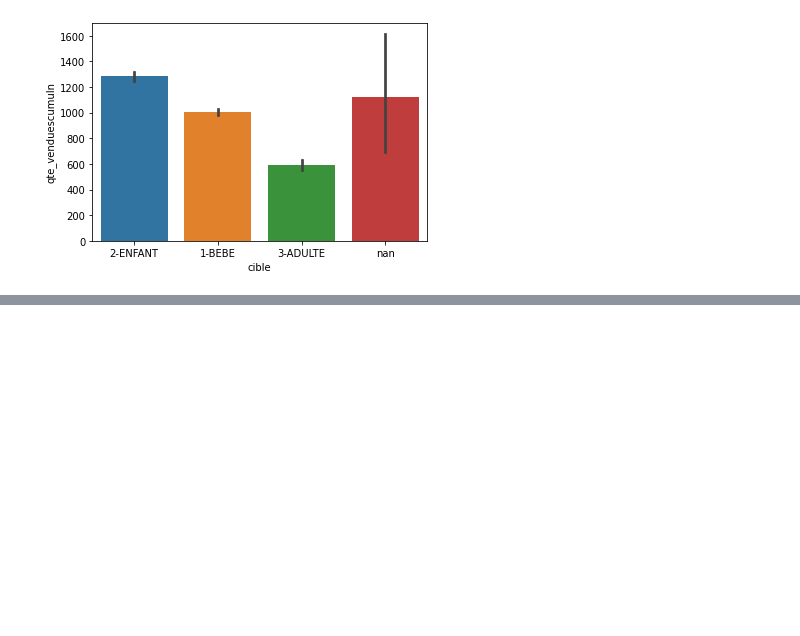
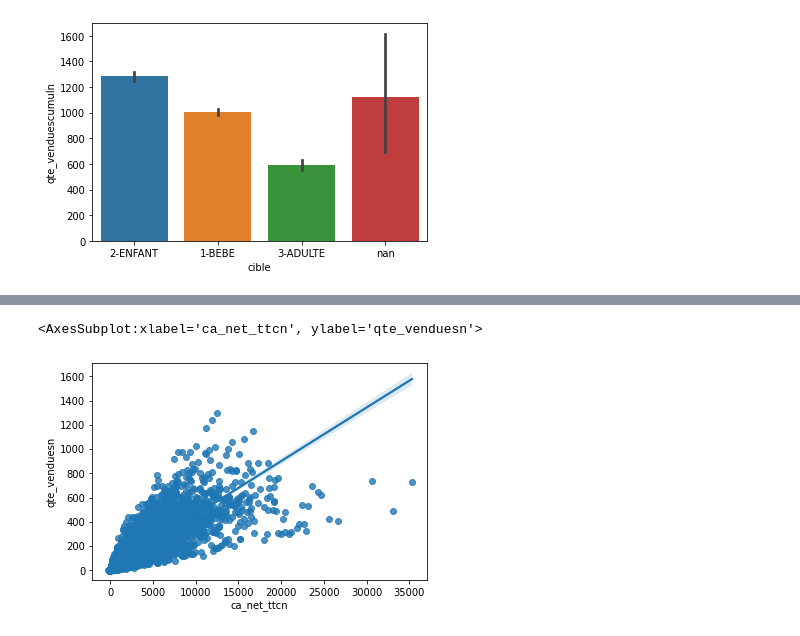
Before and after one commit to J-Cancelliere/markdown-predictions, a Jupyter notebook: notebooks/02_data_analysis.ipynb, the cells around one changed output, grey strips where cells are left out. Drawn from its saved outputs; the diff is of its cells as text; code cells hidden in the pictures; blank space fills up the shorter version.

```diff
--- a/notebooks/02_data_analysis.ipynb
+++ b/notebooks/02_data_analysis.ipynb
@@ -79,0 +94,5 @@ cat_drop_list = ["cible",""]
+# %%
+sns.regplot(x="ca_net_ttcn",y="qte_venduesn",data=num_data)
+# %% [output]
+<AxesSubplot:xlabel='ca_net_ttcn', ylabel='qte_venduesn'>
+[figure, added]
```
Also changed, not shown: parts of 17 cells of this notebook, 1 other file.
